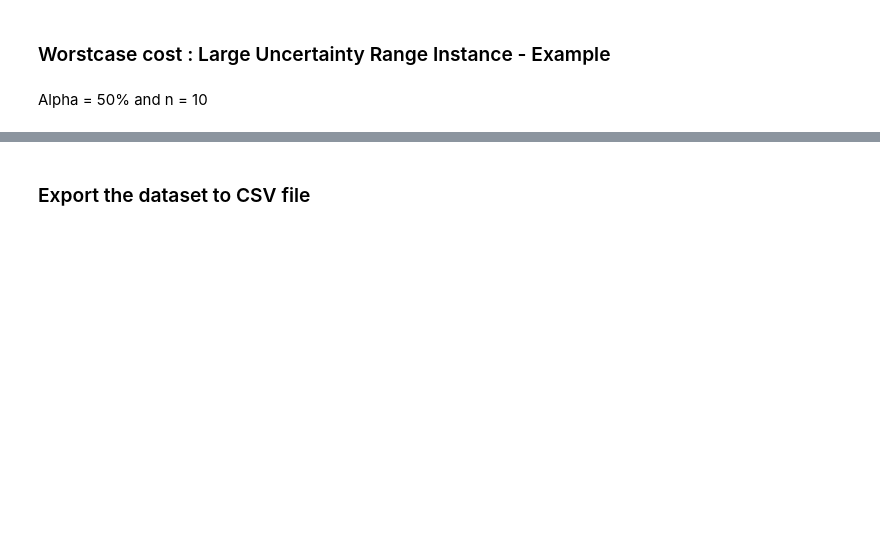
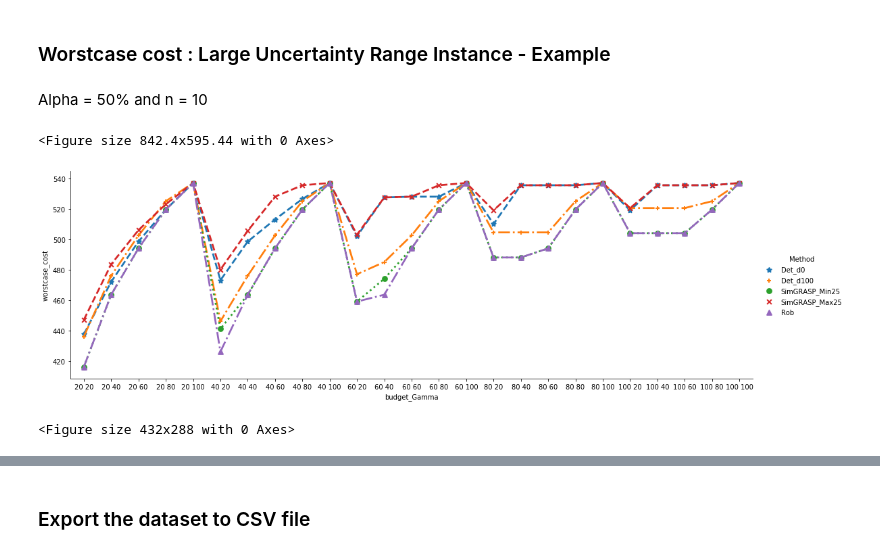
Before and after one commit to levorato/2RPFS_Cmax_Budget, a Jupyter notebook: 0.3_2RPFS_Cmax_CCG_Result_Tables_Graphs.ipynb, the cells around one changed output, grey strips where cells are left out. Cells and saved outputs as stored; diff of their text form; code cells hidden in the pictures; blank space fills up the shorter version.

```diff
--- a/0.3_2RPFS_Cmax_CCG_Result_Tables_Graphs.ipynb
+++ b/0.3_2RPFS_Cmax_CCG_Result_Tables_Graphs.ipynb
@@ -153,0 +321,11 @@ plot_worstcase_comparison(filename, {'Det_d0' : df_det_d0, 'Det_d100' : df_det_d
+# %%
+filename = 'RB0105010.txt'  # Large Uncertainty range: 'RB0505006.txt', 'RB0505003.txt', 'RB1005003.txt', 'RB1005006.txt', 'RB1005008.txt', 'RB1005009.txt'
+#filename = 'RB1505001.txt'  # 'RB0205001.txt', 'RB0205003.txt', 'RB0205008.txt', 'RB0205009.txt', 'RB0505010.txt', 'RB0505009.txt'
+# 'RB1505008.txt', 'RB1505007.txt', 'RB1505006.txt', 'RB1505004.txt', 'RB1505001.txt'
+plot_worstcase_comparison(filename, {'Det_d0' : df_det_d0, 'Det_d100' : df_det_d100,
+                                     'SimGRASP_Min25' : df_ssgrasp_min_worstcost, 'SimGRASP_Max25' : df_ssgrasp_max_worstcost,
+                                     'Rob' : df_rpfs_wagner})
+# %% [output]
+<Figure size 842.4x595.44 with 0 Axes>
+[figure, added]
+<Figure size 432x288 with 0 Axes>
```
Also changed, not shown: parts of 27 cells of this notebook.
